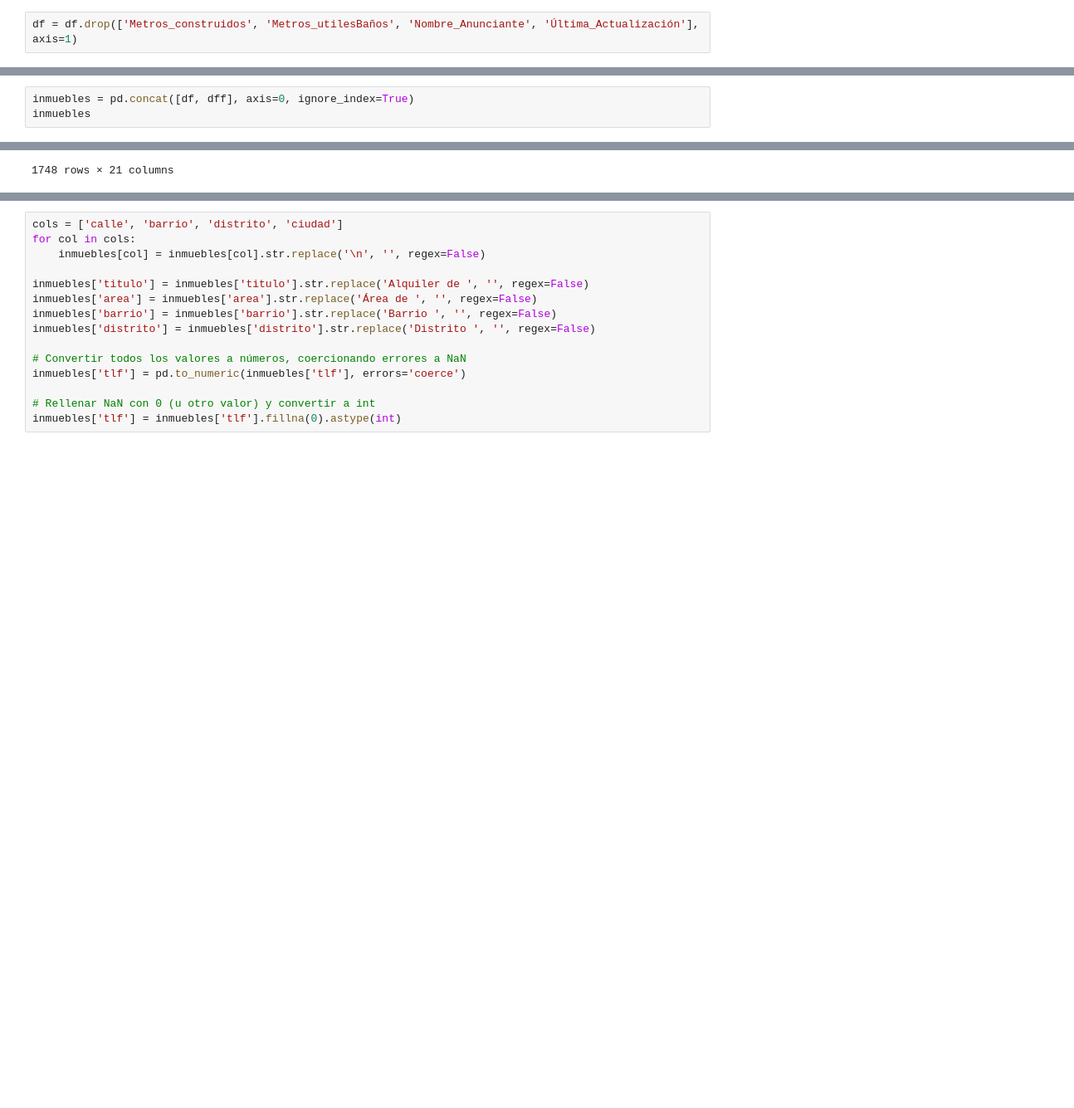
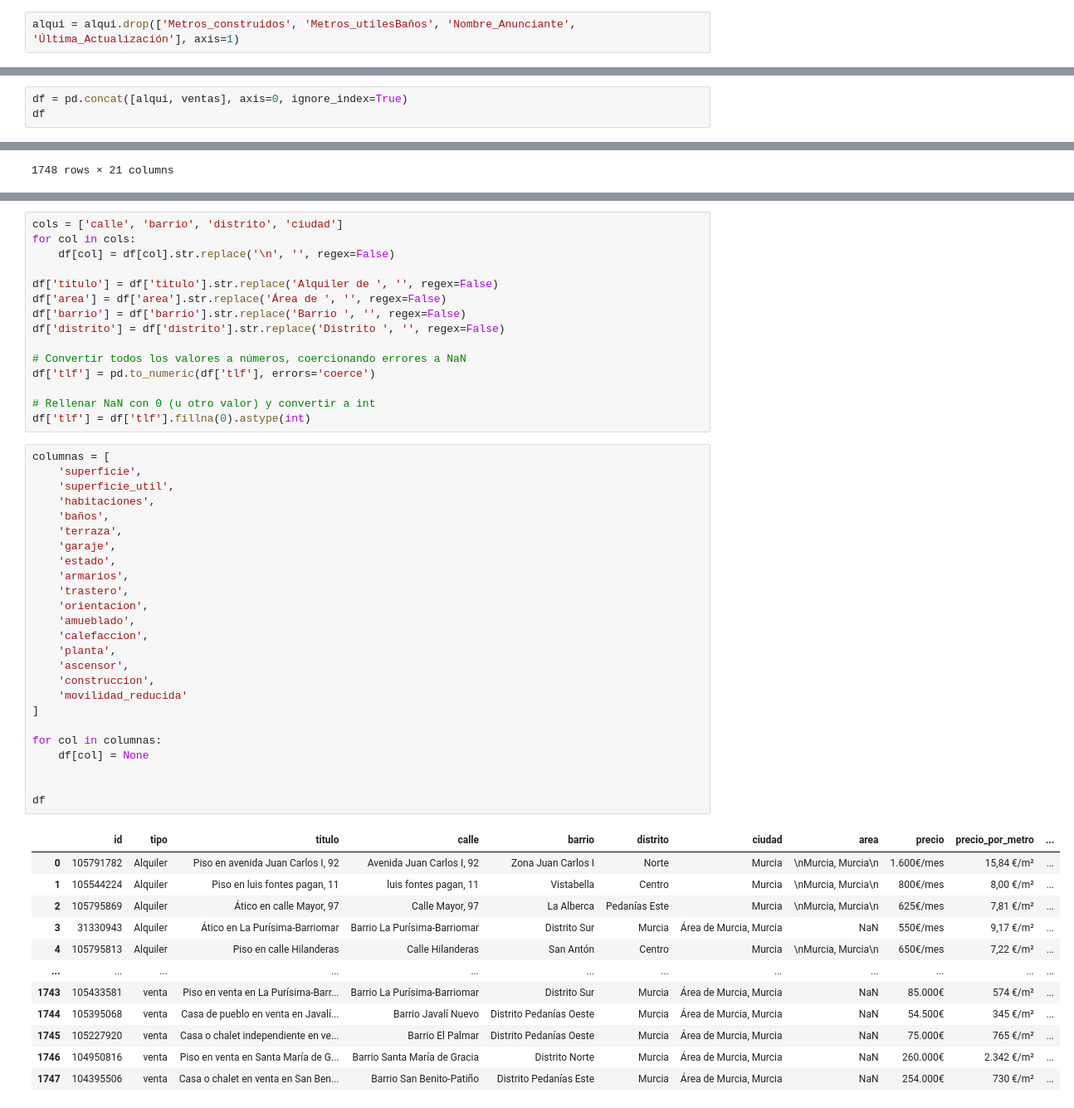
Before and after one commit to Tamgama/scraping, a Jupyter notebook: soporte/limpieza.ipynb, the cells around one changed output, grey strips where cells are left out. Shown: that part at 83% size. Cells and saved outputs as stored; diff of their text form; blank space fills up the shorter version.

```diff
--- a/soporte/limpieza.ipynb
+++ b/soporte/limpieza.ipynb
@@ -18,5 +18,5 @@ df.head(1)
 |  | ID_Inmueble | Tipo | Título | Calle | Barrio | Distrito | Ciudad | Área | Precio | Fianza | ... |
 | 0 | 105791782 | Alquiler | Alquiler de Piso en avenida Juan ... | \nAvenida Juan Carlos I, 92\n | \nBarrio Zona Juan Carlos I\n | \nDistrito Norte\n | \nMurcia\n | \nÁrea de Murcia, Murcia\n | 1.600€/mes | Fianza de 1 mes | ... |
 # %%
-df = df.drop(['Metros_construidos', 'Metros_utilesBaños', 'Nombre_Anunciante', 'Última_Actualización'], axis=1)
+alqui = alqui.drop(['Metros_construidos', 'Metros_utilesBaños', 'Nombre_Anunciante', 'Última_Actualización'], axis=1)
 # %%
@@ -193,8 +193,8 @@ df.columns.tolist()
  'Teléfono',
  'URL']
 # %%
-inmuebles = pd.concat([df, dff], axis=0, ignore_index=True)
-inmuebles
+df = pd.concat([alqui, ventas], axis=0, ignore_index=True)
+df
 # %% [output]
 |  | ID_Inmueble | Tipo | Título | Calle | Barrio | Distrito | Ciudad | Área | Precio | Fianza | ... |
 | 0 | 105791782 | Alquiler | Alquiler de Piso en avenida Juan ... | \nAvenida Juan Carlos I, 92\n | \nBarrio Zona Juan Carlos I\n | \nDistrito Norte\n | \nMurcia\n | \nÁrea de Murcia, Murcia\n | 1.600€/mes | Fianza de 1 mes | ... |
@@ -239,15 +239,53 @@ inmuebles
 # %%
 cols = ['calle', 'barrio', 'distrito', 'ciudad']
 for col in cols:
-    inmuebles[col] = inmuebles[col].str.replace('\n', '', regex=False)
+    df[col] = df[col].str.replace('\n', '', regex=False)
 
-inmuebles['titulo'] = inmuebles['titulo'].str.replace('Alquiler de ', '', regex=False)
-inmuebles['area'] = inmuebles['area'].str.replace('Área de ', '', regex=False)
-inmuebles['barrio'] = inmuebles['barrio'].str.replace('Barrio ', '', regex=False)
-inmuebles['distrito'] = inmuebles['distrito'].str.replace('Distrito ', '', regex=False)
+df['titulo'] = df['titulo'].str.replace('Alquiler de ', '', regex=False)
+df['area'] = df['area'].str.replace('Área de ', '', regex=False)
+df['barrio'] = df['barrio'].str.replace('Barrio ', '', regex=False)
+df['distrito'] = df['distrito'].str.replace('Distrito ', '', regex=False)
 
 # Convertir todos los valores a números, coercionando errores a NaN
-inmuebles['tlf'] = pd.to_numeric(inmuebles['tlf'], errors='coerce')
+df['tlf'] = pd.to_numeric(df['tlf'], errors='coerce')
 
 # Rellenar NaN con 0 (u otro valor) y convertir a int
-inmuebles['tlf'] = inmuebles['tlf'].fillna(0).astype(int)
+df['tlf'] = df['tlf'].fillna(0).astype(int)
+# %%
+columnas = [
+    'superficie',
+    'superficie_util',
+    'habitaciones',
+    'baños',
+    'terraza',
+    'garaje',
+    'estado',
+    'armarios',
+    'trastero',
+    'orientacion',
+    'amueblado',
+    'calefaccion',
+    'planta',
+    'ascensor',
+    'construccion',
+    'movilidad_reducida'
+]
+
+for col in columnas:
+    df[col] = None
+
+
+df
+# %% [output]
+|  | id | tipo | titulo | calle | barrio | distrito | ciudad | area | precio | precio_por_metro | ... |
+| 0 | 105791782 | Alquiler | Piso en avenida Juan Carlos I, 92 | Avenida Juan Carlos I, 92 | Zona Juan Carlos I | Norte | Murcia | \nMurcia, Murcia\n | 1.600€/mes | 15,84 €/m² | ... |
+| 1 | 105544224 | Alquiler | Piso en luis fontes pagan, 11 | luis fontes pagan, 11 | Vistabella | Centro | Murcia | \nMurcia, Murcia\n | 800€/mes | 8,00 €/m² | ... |
+| 2 | 105795869 | Alquiler | Ático en calle Mayor, 97 | Calle Mayor, 97 | La Alberca | Pedanías Este | Murcia | \nMurcia, Murcia\n | 625€/mes | 7,81 €/m² | ... |
+| 3 | 31330943 | Alquiler | Ático en La Purísima-Barriomar | Barrio La Purísima-Barriomar | Distrito Sur | Murcia | Área de Murcia, Murcia | NaN | 550€/mes | 9,17 €/m² | ... |
+| 4 | 105795813 | Alquiler | Piso en calle Hilanderas | Calle Hilanderas | San Antón | Centro | Murcia | \nMurcia, Murcia\n | 650€/mes | 7,22 €/m² | ... |
+| ... | ... | ... | ... | ... | ... | ... | ... | ... | ... | ... | ... |
+| 1743 | 105433581 | venta | Piso en venta en La Purísima-Barr... | Barrio La Purísima-Barriomar | Distrito Sur | Murcia | Área de Murcia, Murcia | NaN | 85.000€ | 574 €/m² | ... |
+| 1744 | 105395068 | venta | Casa de pueblo en venta en Javalí... | Barrio Javalí Nuevo | Distrito Pedanías Oeste | Murcia | Área de Murcia, Murcia | NaN | 54.500€ | 345 €/m² | ... |
+| 1745 | 105227920 | venta | Casa o chalet independiente en ve... | Barrio El Palmar | Distrito Pedanías Oeste | Murcia | Área de Murcia, Murcia | NaN | 75.000€ | 765 €/m² | ... |
+| 1746 | 104950816 | venta | Piso en venta en Santa María de G... | Barrio Santa María de Gracia | Distrito Norte | Murcia | Área de Murcia, Murcia | NaN | 260.000€ | 2.342 €/m² | ... |
+| 1747 | 104395506 | venta | Casa o chalet en venta en San Ben... | Barrio San Benito-Patiño | Distrito Pedanías Este | Murcia | Área de Murcia, Murcia | NaN | 254.000€ | 730 €/m² | ... |
```
Also changed, not shown: parts of 15 cells of this notebook.
